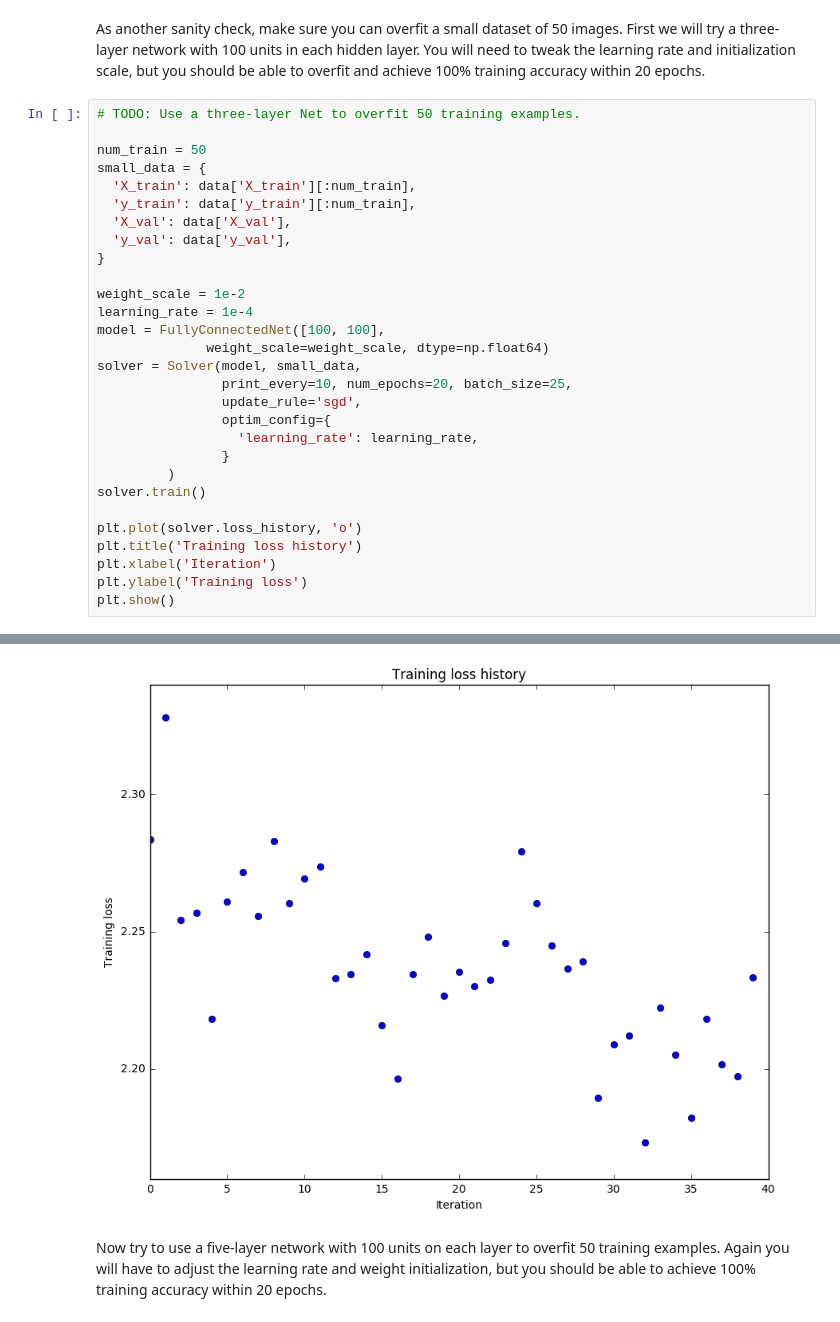
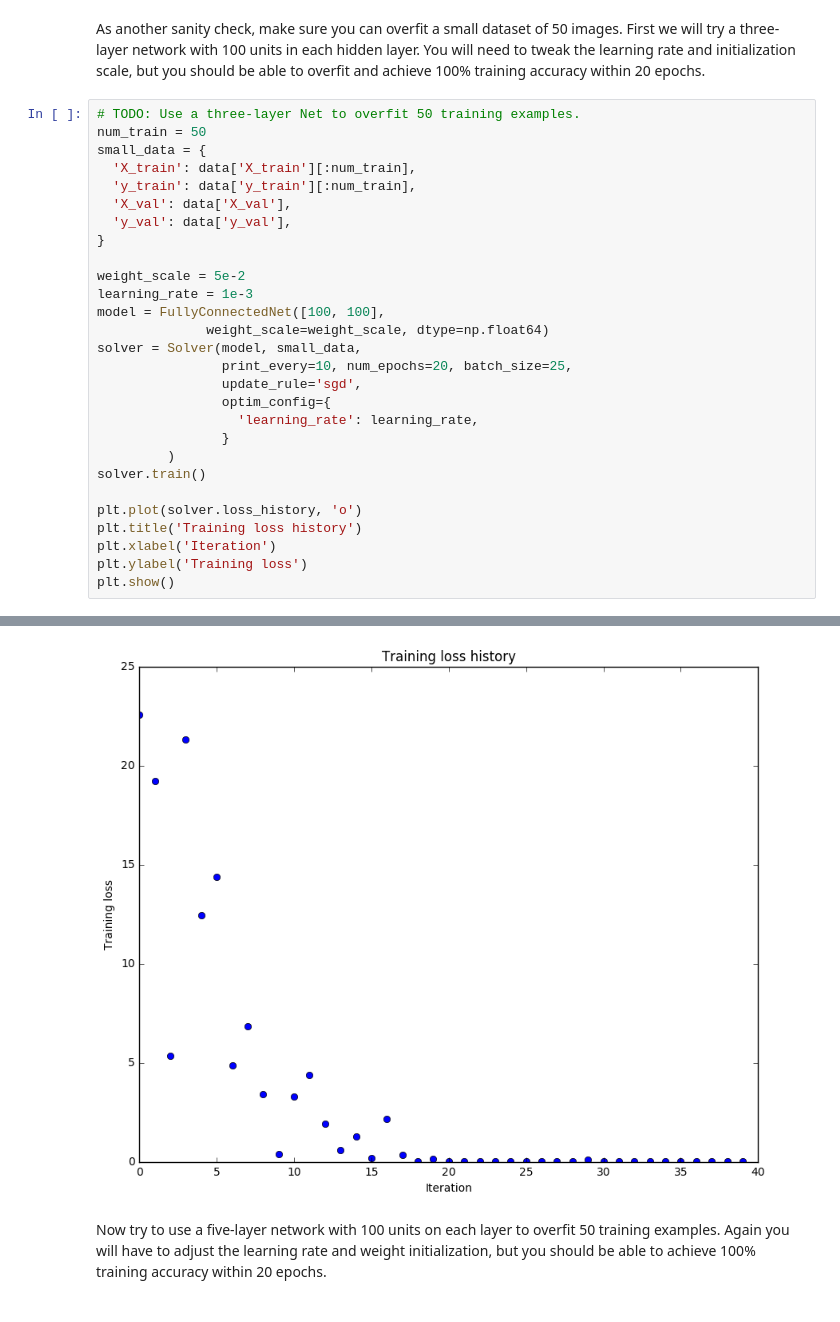
Before and after one commit to GitXuY/cs231n, a Jupyter notebook: assignment2/FullyConnectedNets.ipynb, the cells around one changed output, grey strips where cells are left out. Saved outputs shown, nothing was run; the diff lists cells and outputs as text.

```diff
--- a/assignment2/FullyConnectedNets.ipynb
+++ b/assignment2/FullyConnectedNets.ipynb
@@ -428,7 +427,6 @@ b3 relative error: 1.00e+00
 As another sanity check, make sure you can overfit a small dataset of 50 images. First we will try a three-layer network with 100 units in each hidden layer. You will need to tweak the learning rate and initialization scale, but you should be able to overfit and achieve 100% training accuracy within 20 epochs.
 # %%
 # TODO: Use a three-layer Net to overfit 50 training examples.
-
 num_train = 50
 small_data = {
   'X_train': data['X_train'][:num_train],
@@ -437,8 +435,8 @@ small_data = {
   'y_val': data['y_val'],
 }
 
-weight_scale = 1e-2
-learning_rate = 1e-4
+weight_scale = 5e-2
+learning_rate = 1e-3
 model = FullyConnectedNet([100, 100],
               weight_scale=weight_scale, dtype=np.float64)
 solver = Solver(model, small_data,
@@ -476,4 +474,4 @@ plt.show()
-[figure, old version]
+[figure, new version]
 # %% [markdown]
 Now try to use a five-layer network with 100 units on each layer to overfit 50 training examples. Again you will have to adjust the learning rate and weight initialization, but you should be able to achieve 100% training accuracy within 20 epochs.
 # %%
```
Also changed, not shown: parts of 9 cells of this notebook, 2 other files.
